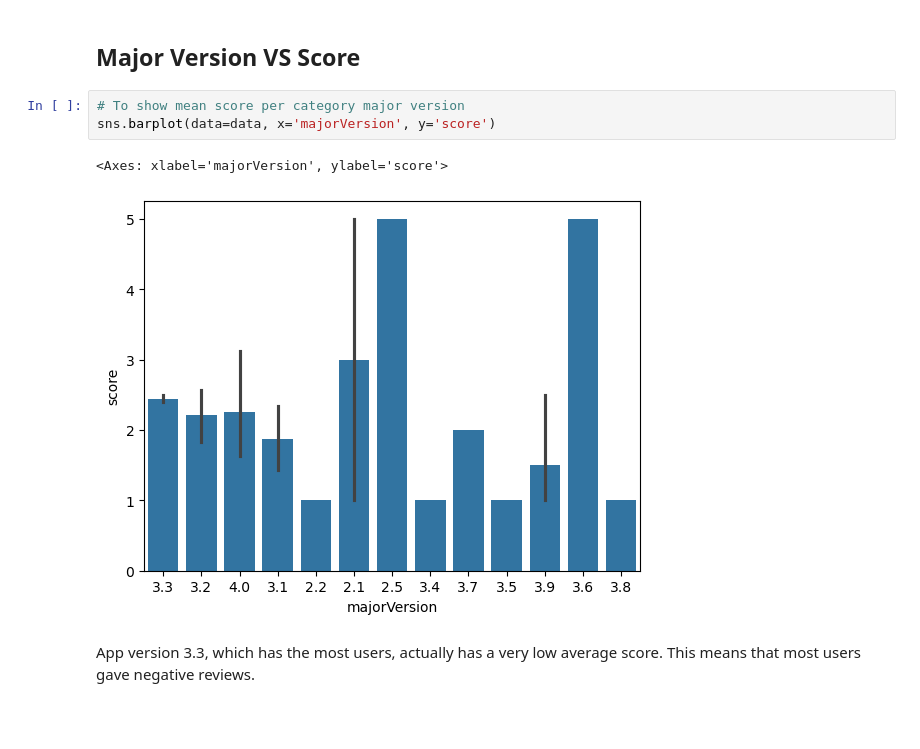
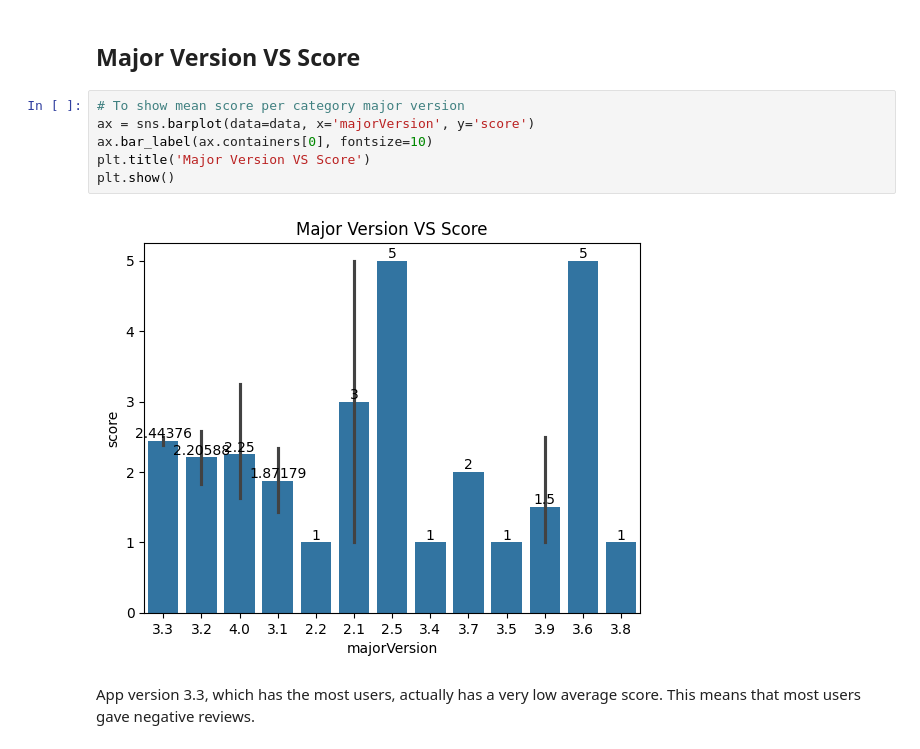
Before and after one commit to WayanArdike/gopay, a Jupyter notebook: study-case-tokopedia.ipynb, the cells around one changed output. Drawn from its saved outputs; the diff is of its cells as text; blank space fills up the shorter version.

```diff
--- a/study-case-tokopedia.ipynb
+++ b/study-case-tokopedia.ipynb
@@ -340,10 +351,12 @@ sns.barplot(data=data, x='score', y='thumbsUpCount', estimator="sum")
 ## Major Version VS Score
 # %%
 # To show mean score per category major version
-sns.barplot(data=data, x='majorVersion', y='score')
+ax = sns.barplot(data=data, x='majorVersion', y='score')
+ax.bar_label(ax.containers[0], fontsize=10)
+plt.title('Major Version VS Score')
+plt.show()
 # %% [output]
-<Axes: xlabel='majorVersion', ylabel='score'>
-[figure, old version]
+[figure, new version]
 # %% [markdown]
 App version 3.3, which has the most users, actually has a very low average score. This means that most users gave negative reviews.
 # %% [markdown]
```
Also changed, not shown: parts of 13 cells of this notebook.
